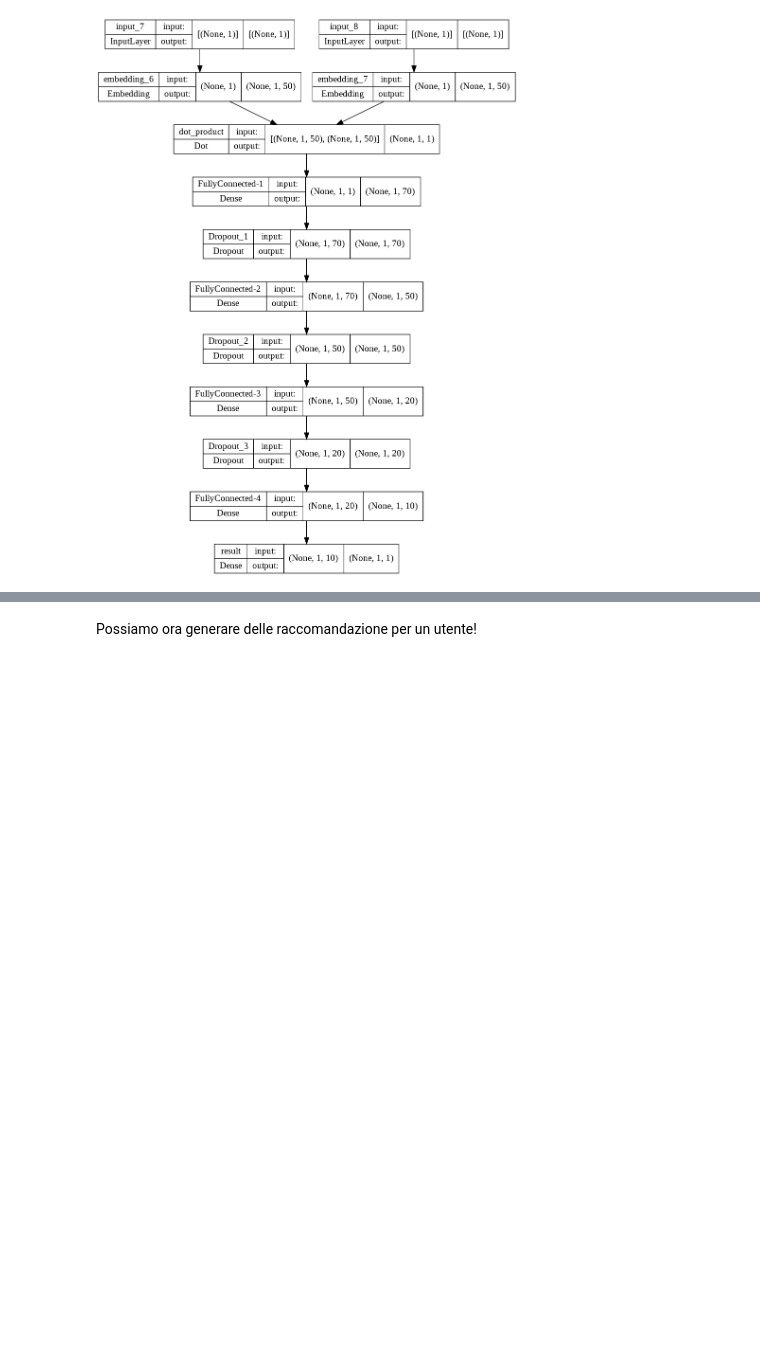
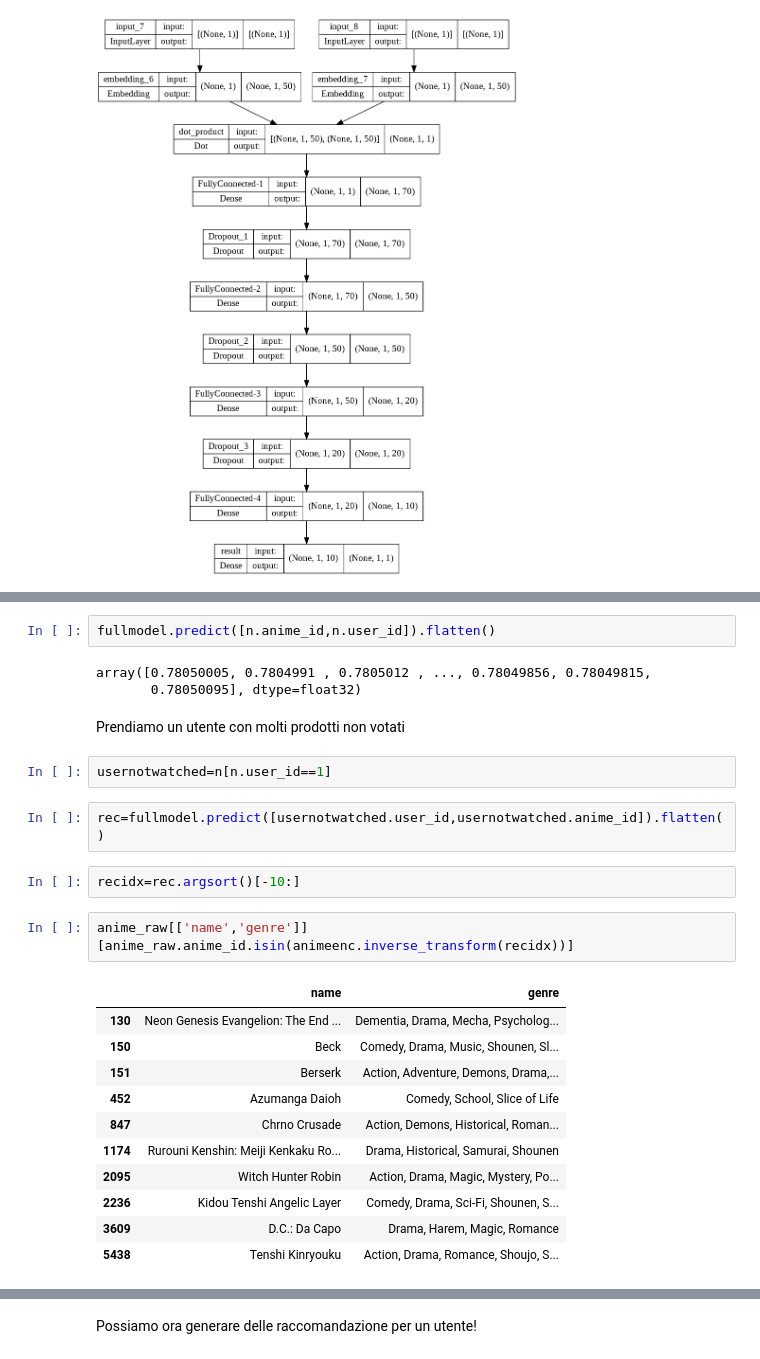
Before and after one commit to FrancescoPadovani94/Progetto-Data-Intensive, a Jupyter notebook: progettodatainteinsive_pynb.ipynb, the cells around one changed output, grey strips where cells are left out. Drawn from its saved outputs; the diff is of its cells as text; blank space fills up the shorter version.

```diff
--- a/progettodatainteinsive_pynb.ipynb
+++ b/progettodatainteinsive_pynb.ipynb
@@ -741,0 +730,27 @@ recommend_anime(user_embedding)
+# %%
+fullmodel.predict([n.anime_id,n.user_id]).flatten()
+# %% [output]
+array([0.78050005, 0.7804991 , 0.7805012 , ..., 0.78049856, 0.78049815,
+       0.78050095], dtype=float32)
+# %% [markdown]
+Prendiamo un utente con molti prodotti non votati
+# %%
+usernotwatched=n[n.user_id==1]
+# %%
+rec=fullmodel.predict([usernotwatched.user_id,usernotwatched.anime_id]).flatten()
+# %%
+recidx=rec.argsort()[-10:]
+# %%
+anime_raw[['name','genre']][anime_raw.anime_id.isin(animeenc.inverse_transform(recidx))]
+# %% [output]
+|  | name | genre |
+| 130 | Neon Genesis Evangelion: The End ... | Dementia, Drama, Mecha, Psycholog... |
+| 150 | Beck | Comedy, Drama, Music, Shounen, Sl... |
+| 151 | Berserk | Action, Adventure, Demons, Drama,... |
+| 452 | Azumanga Daioh | Comedy, School, Slice of Life |
+| 847 | Chrno Crusade | Action, Demons, Historical, Roman... |
+| 1174 | Rurouni Kenshin: Meiji Kenkaku Ro... | Drama, Historical, Samurai, Shounen |
+| 2095 | Witch Hunter Robin | Action, Drama, Magic, Mystery, Po... |
+| 2236 | Kidou Tenshi Angelic Layer | Comedy, Drama, Sci-Fi, Shounen, S... |
+| 3609 | D.C.: Da Capo | Drama, Harem, Magic, Romance |
+| 5438 | Tenshi Kinryouku | Action, Drama, Romance, Shoujo, S... |
```
Also changed, not shown: parts of 22 cells of this notebook.
